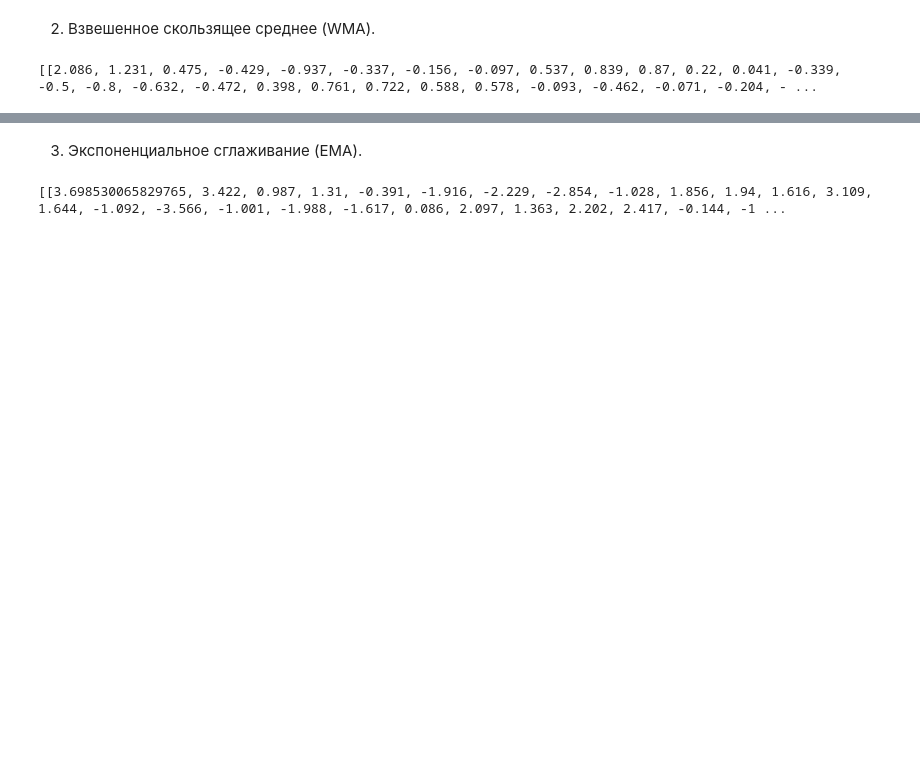
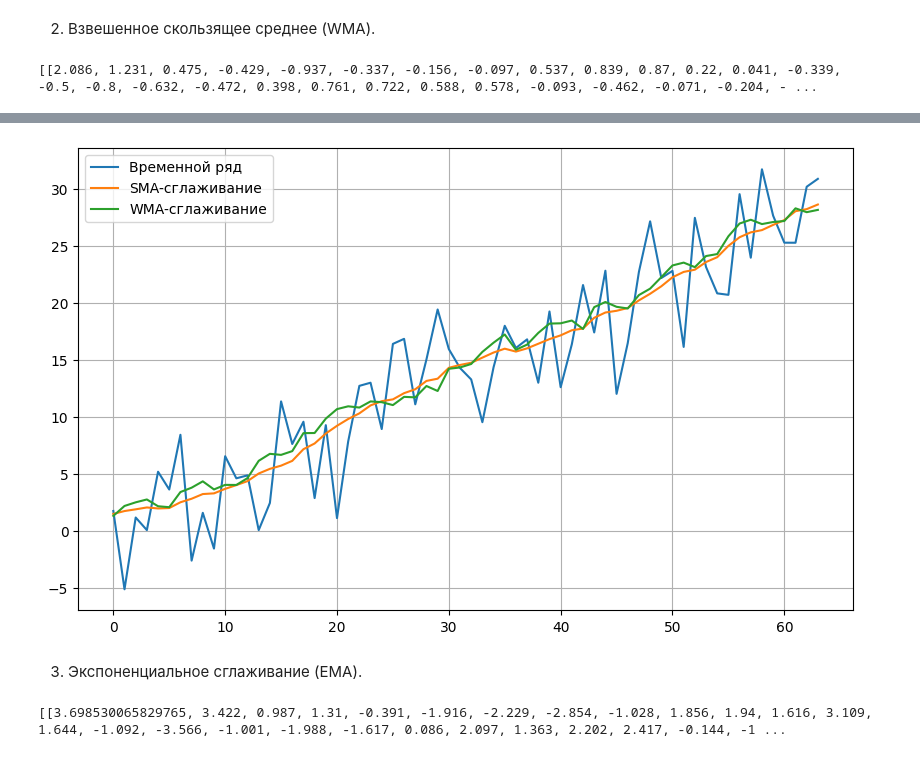
Before and after one commit to Kirill010/RTU-MIREA, a Jupyter notebook: 3 курс/5 семестр/Прикладные задачи математической статистики/Практика 6/Семинар_6.ipynb, the cells around one changed output, grey strips where cells are left out. Saved outputs shown, nothing was run; the diff lists cells and outputs as text; code cells hidden in the pictures; blank space fills up the shorter version.

```diff
--- a/3 курс/5 семестр/Прикладные задачи математической статистики/Практика 6/Семинар_6.ipynb
+++ b/3 курс/5 семестр/Прикладные задачи математической статистики/Практика 6/Семинар_6.ipynb
@@ -62,3 +90,13 @@ print(wma(data[0]))
+# %%
+plt.figure(figsize=(10, 6))
+plt.plot(data[1])
+plt.plot(sma(data[1])[3])
+plt.plot(wma(data[1])[3])
+plt.legend(['Временной ряд', 'SMA-сглаживание', 'WMA-сглаживание'])
+plt.grid()
+plt.show()
+# %% [output]
+[figure, added]
 # %% [markdown]
 3. Экспоненциальное сглаживание (EMA).
 # %%
```
Also changed, not shown: parts of 10 cells of this notebook.
